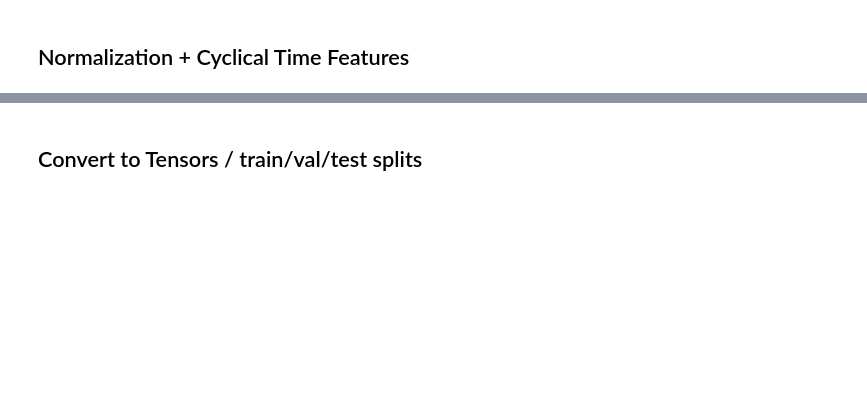
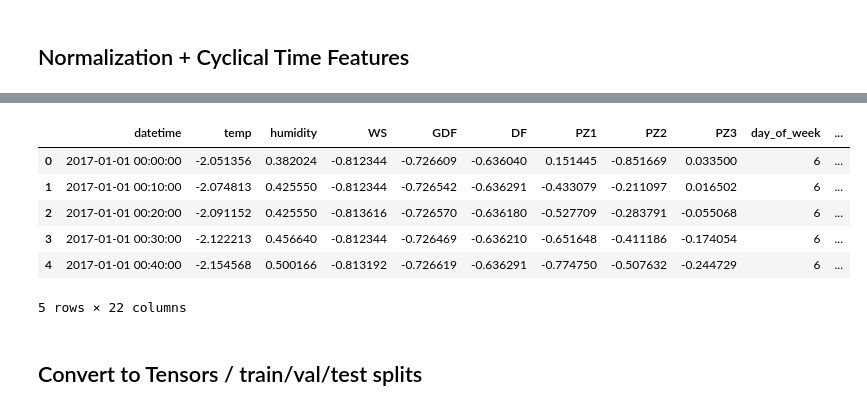
Before and after one commit to TeslimAdeyanju/4-MyCollabrative-Project-SDS-CP036-powercast, a Jupyter notebook: advanced/submissions/team-members/david-boules/david-feature_engineering.ipynb, the cells around one changed output, grey strips where cells are left out. Drawn from its saved outputs; the diff is of its cells as text; code cells hidden in the pictures; blank space fills up the shorter version.

Commit message:
Refined EDA + thoroughly completed week 2 tasks & report

```diff
--- a/advanced/submissions/team-members/david-boules/david-feature_engineering.ipynb
+++ b/advanced/submissions/team-members/david-boules/david-feature_engineering.ipynb
@@ -181,6 +185,16 @@ Scaling completed. Sample of scaled features:
 2 -2.091152  0.425550 -0.813616 -0.726570 -0.636180
 3 -2.122213  0.456640 -0.812344 -0.726469 -0.636210
 4 -2.154568  0.500166 -0.813192 -0.726619 -0.636291
+# %%
+df_scaled.head()
+# %% [output]
+|  | datetime | temp | humidity | WS | GDF | DF | PZ1 | PZ2 | PZ3 | day_of_week | ... |
+| 0 | 2017-01-01 00:00:00 | -2.051356 | 0.382024 | -0.812344 | -0.726609 | -0.636040 | 0.151445 | -0.851669 | 0.033500 | 6 | ... |
+| 1 | 2017-01-01 00:10:00 | -2.074813 | 0.425550 | -0.812344 | -0.726542 | -0.636291 | -0.433079 | -0.211097 | 0.016502 | 6 | ... |
+| 2 | 2017-01-01 00:20:00 | -2.091152 | 0.425550 | -0.813616 | -0.726570 | -0.636180 | -0.527709 | -0.283791 | -0.055068 | 6 | ... |
+| 3 | 2017-01-01 00:30:00 | -2.122213 | 0.456640 | -0.812344 | -0.726469 | -0.636210 | -0.651648 | -0.411186 | -0.174054 | 6 | ... |
+| 4 | 2017-01-01 00:40:00 | -2.154568 | 0.500166 | -0.813192 | -0.726619 | -0.636291 | -0.774750 | -0.507632 | -0.244729 | 6 | ... |
+5 rows × 22 columns
 # %% [markdown]
 ## Convert to Tensors / train/val/test splits
 # %%
```
Also changed, not shown: parts of 12 cells of this notebook, 1 other file.
